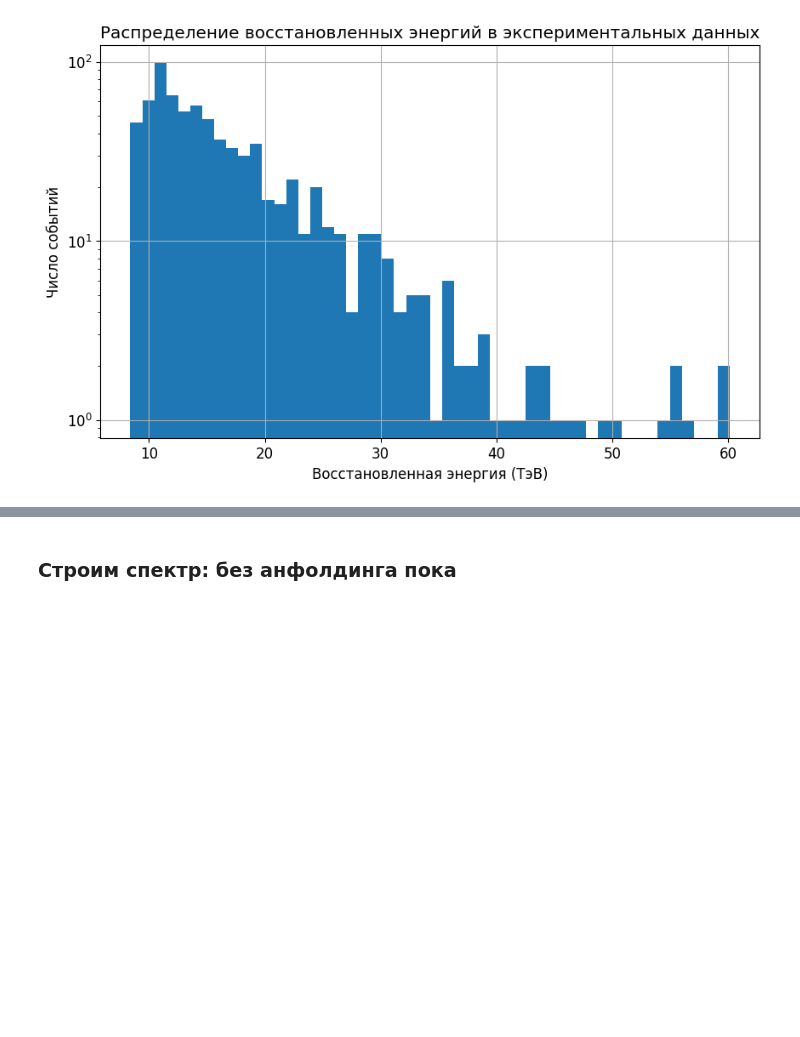
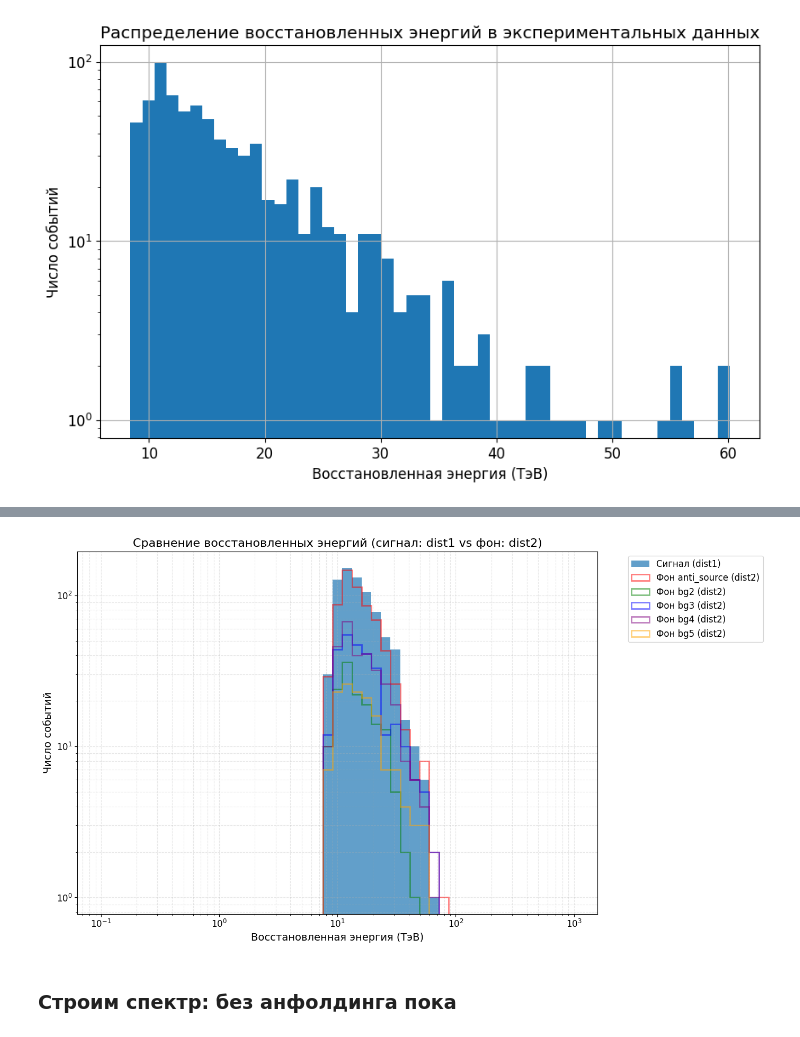
Before and after one commit to Alexandra-mipt/TAIGA, a Jupyter notebook: Гамма-адронное разделение-Copy1.ipynb, the cells around one changed output, grey strips where cells are left out. Drawn from its saved outputs; the diff is of its cells as text; code cells hidden in the pictures; blank space fills up the shorter version.

```diff
--- a/Гамма-адронное разделение-Copy1.ipynb
+++ b/Гамма-адронное разделение-Copy1.ipynb
@@ -1057,0 +1063,84 @@ See the caveats in the documentation: https://pandas.pydata.org/pandas-docs/stab
+# %%
+exp_data = source_processed[source_processed.source_theta2<0.05]
+anti_source_processed = anti_source_processed[anti_source_processed.dist2_theta2<0.05]
+bg2_processed = bg2_processed[bg2_processed.bg2_theta2<0.05]
+bg3_processed = bg3_processed[bg3_processed.bg3_theta2<0.05]
+bg4_processed = bg4_processed[bg4_processed.bg4_theta2<0.05]
+bg5_processed = bg5_processed[bg5_processed.bg5_theta2<0.05]
+# %%
+# Функция для восстановления энергии с указанием столбца расстояния
+def reconstruct_energy(df, coefficients, dist_column='dist1', size_column='size'):
+    """
+    Восстанавливает энергию для DataFrame с использованием коэффициентов
+
+    Параметры:
+        df: DataFrame с данными
+        coefficients: словарь с коэффициентами для каждой группы расстояний
+        dist_column: название столбца с расстоянием (dist1 для сигнала, dist2 для фона)
+        size_column: название столбца с размером
+
+    Возвращает:
+        DataFrame с добавленным столбцом reconstructed_energy
+    """
+    # Разбиваем на группы расстояний
+    df['dist_group'] = pd.cut(df[dist_column], bins=bins)
+
+    # Восстановление энергии
+    def _reconstruct(row):
+        if pd.isna(row['dist_group']):
+            return np.nan
+        coeff = coefficients.get(row['dist_group'])
+        if coeff is None:
+            return np.nan
+        return 10**(coeff['a'] + coeff['b'] * np.log10(row[size_column]))
+
+    df['reconstructed_energy'] = df.apply(_reconstruct, axis=1)
+    return df
+
+# Восстановление энергии для сигнала (используем dist1)
+exp_data = reconstruct_energy(exp_data, coefficients, dist_column='dist1')
+
+# Восстановление энергии для всех фоновых таблиц (используем dist2)
+background_dfs = {
+    'anti_source': anti_source_processed,
+    'bg2': bg2_processed,
+    'bg3': bg3_processed,
+    'bg4': bg4_processed,
+    'bg5': bg5_processed
+}
+
+for name, bg_df in background_dfs.items():
+    background_dfs[name] = reconstruct_energy(bg_df, coefficients, dist_column='dist2')
+
+# Визуализация распределения восстановленных энергий
+plt.figure(figsize=(14, 8))
+
+# Сигнал (dist1)
+plt.hist(exp_data['reconstructed_energy'].dropna(),
+         bins=np.logspace(np.log10(0.1), np.log10(1000), 50),
+         log=True, alpha=0.7, label='Сигнал (dist1)')
+
+# Фон (dist2)
+colors = ['red', 'green', 'blue', 'purple', 'orange']
+for (name, bg_df), color in zip(background_dfs.items(), colors):
+    plt.hist(bg_df['reconstructed_energy'].dropna(),
+             bins=np.logspace(np.log10(0.1), np.log10(1000), 50),
+             log=True, alpha=0.5, histtype='step', linewidth=2,
+             label=f'Фон {name} (dist2)', color=color)
+
+plt.xscale('log')
+plt.xlabel('Восстановленная энергия (ТэВ)', fontsize=14)
+plt.ylabel('Число событий', fontsize=14)
+plt.title('Сравнение восстановленных энергий (сигнал: dist1 vs фон: dist2)', fontsize=16)
+plt.legend(fontsize=12, bbox_to_anchor=(1.05, 1), loc='upper left')
+plt.grid(True, which='both', linestyle='--', alpha=0.3)
+plt.tight_layout()
+plt.show()
+
+# Обновляем фоновые таблицы
+anti_source_processed = background_dfs['anti_source']
+bg2_processed = background_dfs['bg2']
+bg3_processed = background_dfs['bg3']
+bg4_processed = background_dfs['bg4']
+bg5_processed = background_dfs['bg5']
+# %% [output]
@@ -1058,2 +1157,3 @@ See the caveats in the documentation: https://pandas.pydata.org/pandas-docs/stab
+[figure, added]
 # %% [markdown]
 ### Строим спектр: без анфолдинга пока
```
Also changed, not shown: parts of 27 cells of this notebook.
